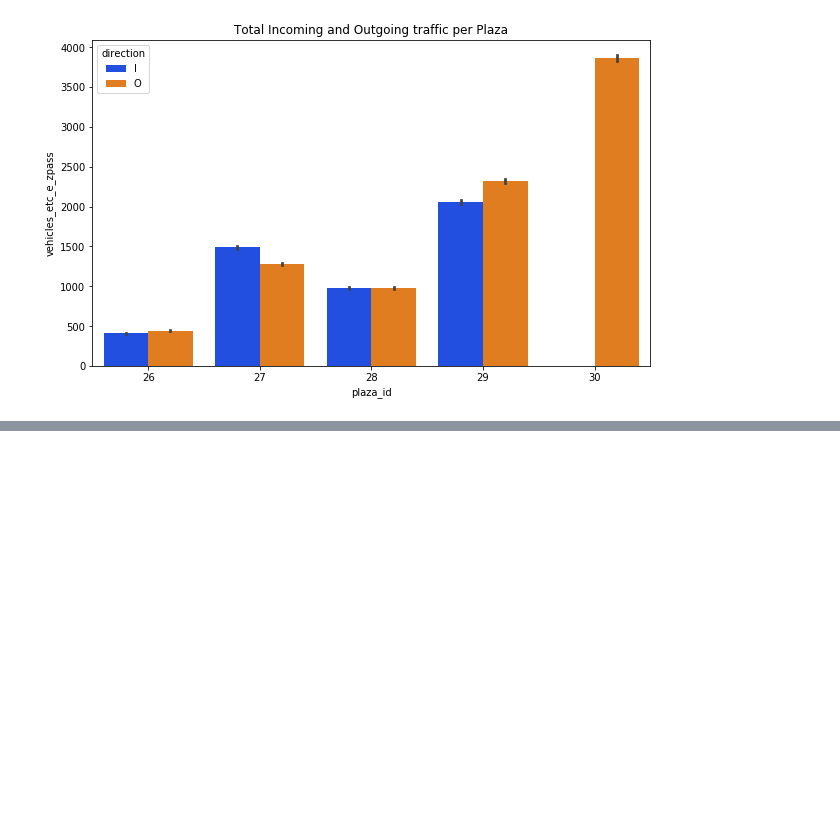
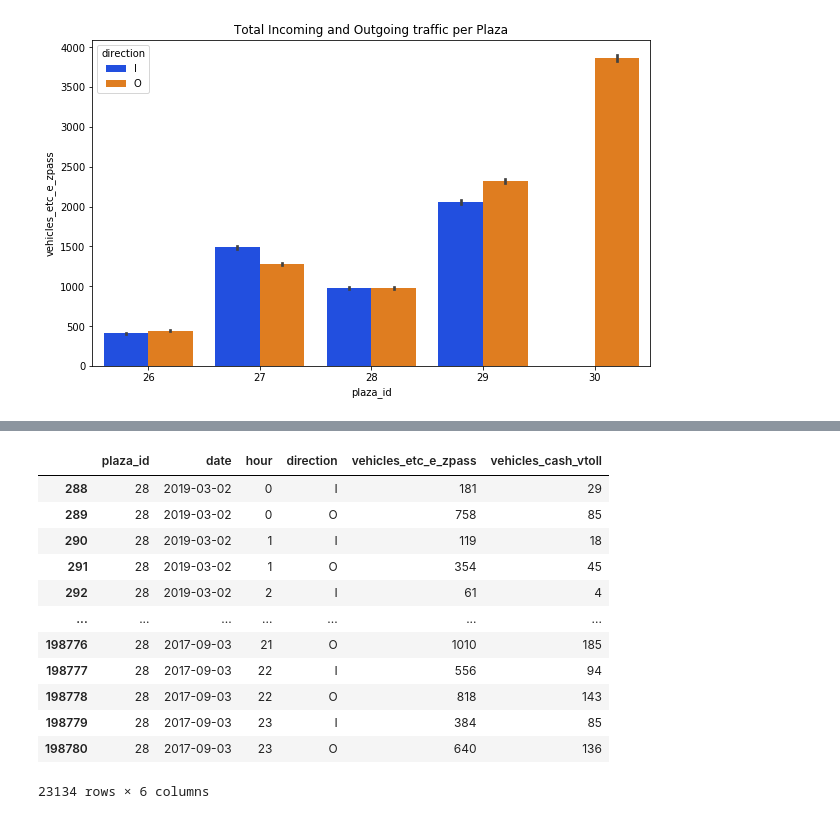
Before and after one commit to satishukadam/notebooks, a Jupyter notebook: SmartCity/DynamicSignalTimingAADT.ipynb, the cells around one changed output, grey strips where cells are left out. Saved outputs shown, nothing was run; the diff lists cells and outputs as text; code cells hidden in the pictures; blank space fills up the shorter version.

```diff
--- a/SmartCity/DynamicSignalTimingAADT.ipynb
+++ b/SmartCity/DynamicSignalTimingAADT.ipynb
@@ -153,0 +157,19 @@ plt.plot(data_single['hour'], data_single['vehicles_cash_vtoll'])
+# %%
+# Selecting records for last plaza 30
+data_28 = data[data['plaza_id'] == 28]
+# %%
+data_28
+# %% [output]
+|  | plaza_id | date | hour | direction | vehicles_etc_e_zpass | vehicles_cash_vtoll |
+| 288 | 28 | 2019-03-02 | 0 | I | 181 | 29 |
+| 289 | 28 | 2019-03-02 | 0 | O | 758 | 85 |
+| 290 | 28 | 2019-03-02 | 1 | I | 119 | 18 |
+| 291 | 28 | 2019-03-02 | 1 | O | 354 | 45 |
+| 292 | 28 | 2019-03-02 | 2 | I | 61 | 4 |
+| ... | ... | ... | ... | ... | ... | ... |
+| 198776 | 28 | 2017-09-03 | 21 | O | 1010 | 185 |
+| 198777 | 28 | 2017-09-03 | 22 | I | 556 | 94 |
+| 198778 | 28 | 2017-09-03 | 22 | O | 818 | 143 |
+| 198779 | 28 | 2017-09-03 | 23 | I | 384 | 85 |
+| 198780 | 28 | 2017-09-03 | 23 | O | 640 | 136 |
+23134 rows × 6 columns
```
Also changed, not shown: parts of 10 cells of this notebook.
